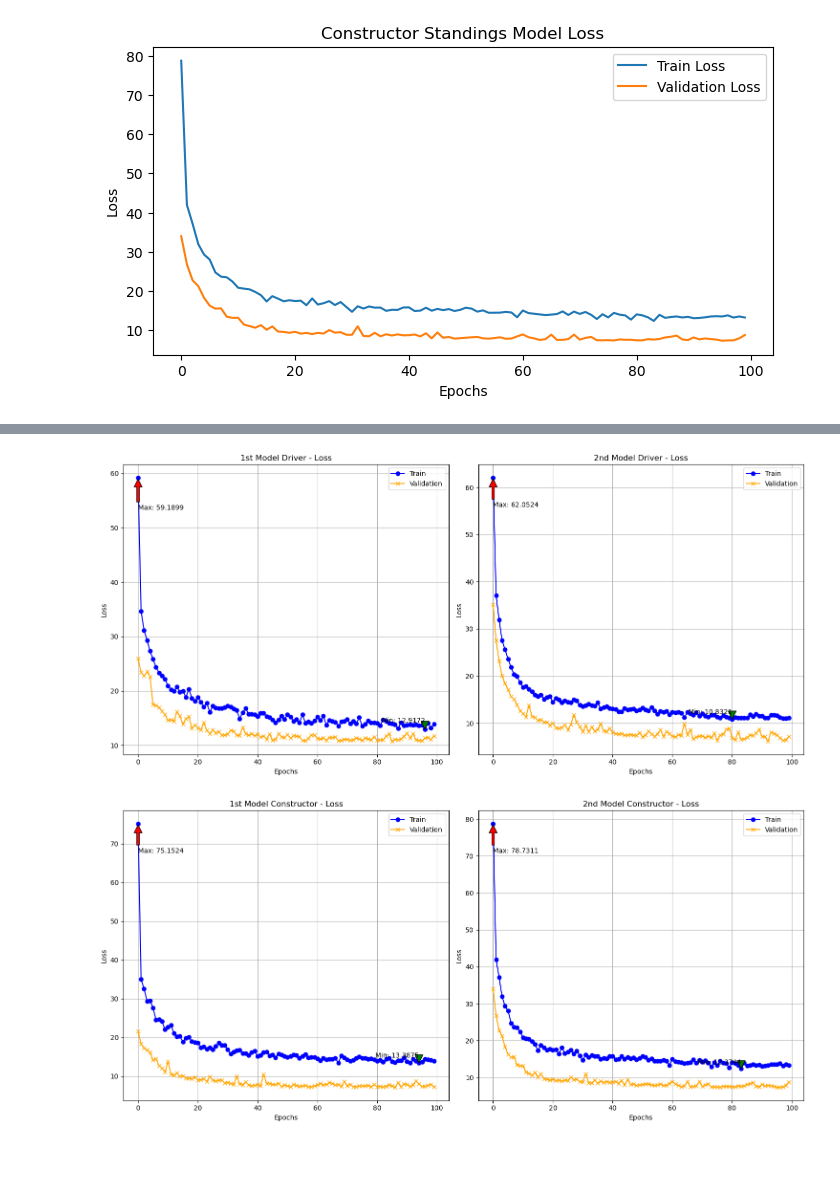
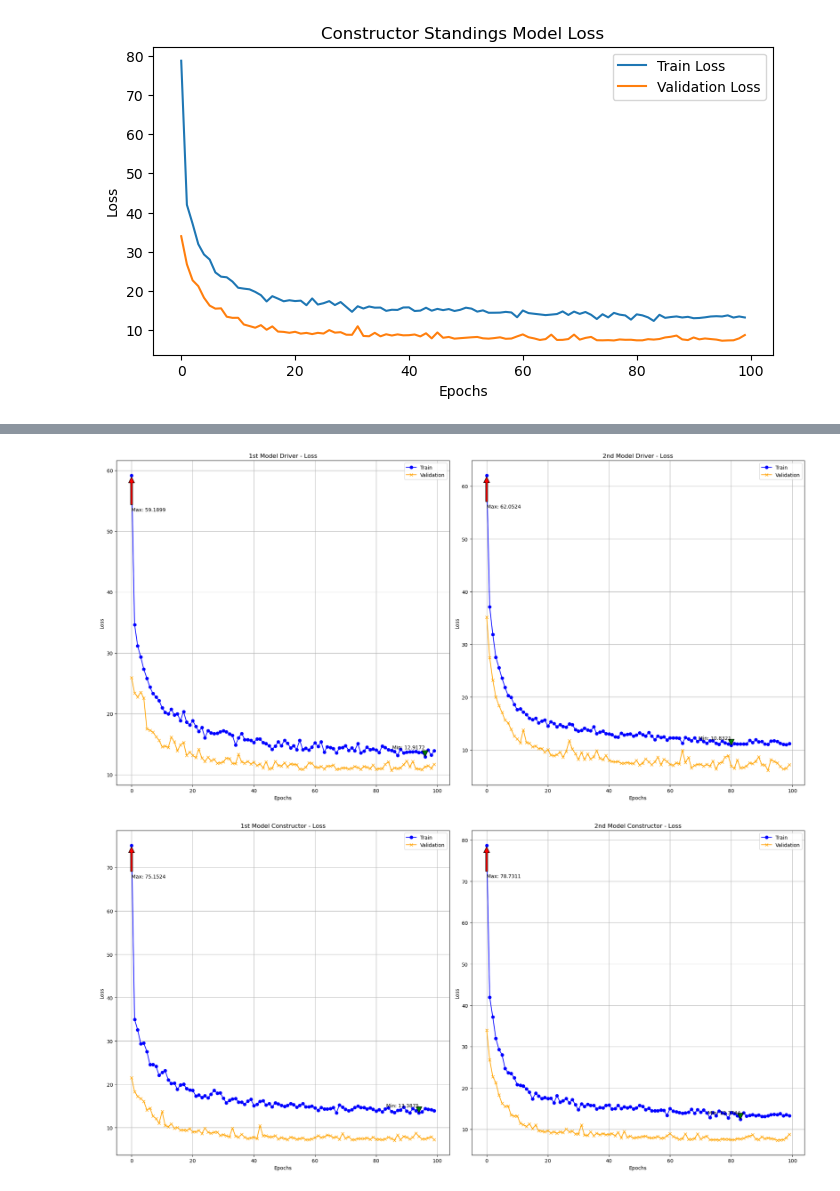
Before and after one commit to alialoraebi/F1_ML, a Jupyter notebook: f1_project.ipynb, the cells around one changed output, grey strips where cells are left out. Cells and saved outputs as stored; diff of their text form; code cells hidden in the pictures; blank space fills up the shorter version.

```diff
--- a/f1_project.ipynb
+++ b/f1_project.ipynb
@@ -455,7 +455,7 @@ Predicted Constructor Standing for Constructor ID: 3.4331698
 import matplotlib.pyplot as plt
 
 def compare_models(history1, history2, title1, title2, metric='loss'):
-    plt.figure(figsize=(15, 7))
+    plt.figure(figsize=(20, 10))
 
     # Function to annotate minimum and maximum values on the plot
     def annotate_min_max(history, ax, metric='loss'):
@@ -475,32 +475,32 @@ def compare_models(history1, history2, title1, title2, metric='loss'):
     ax1 = plt.subplot(1, 2, 1)
     ax1.plot(history1.history[metric], label='Train', color='blue', marker='o')
     ax1.plot(history1.history['val_' + metric], label='Validation', color='orange', marker='x')
     ax1.title.set_text(f'{title1} - {metric.capitalize()}')
     ax1.set_xlabel('Epochs')
     ax1.set_ylabel(metric.capitalize())
     ax1.legend()
     ax1.grid(True)
     annotate_min_max(history1, ax1, metric)
 
     # Plotting model 2
     ax2 = plt.subplot(1, 2, 2)
     ax2.plot(history2.history[metric], label='Train', color='blue', marker='o')
     ax2.plot(history2.history['val_' + metric], label='Validation', color='orange', marker='x')
     ax2.title.set_text(f'{title2} - {metric.capitalize()}')
     ax2.set_xlabel('Epochs')
     ax2.set_ylabel(metric.capitalize())
     ax2.legend()
     ax2.grid(True)
     annotate_min_max(history2, ax2, metric)
 
     plt.tight_layout()
     plt.show()
 
 # Comparing model_driver1 and model_driver2
 compare_models(history_driver1, history_driver2, "1st Model Driver", "2nd Model Driver", metric='loss')
 
 # Comparing model_constructor1 and model_constructor2
 compare_models(history_constructor1, history_constructor2, "1st Model Constructor", "2nd Model Constructor", metric='loss')
 # %% [output]
-[figure, old version]
+[figure, new version]
-[figure, old version]
+[figure, new version]
```
Also changed, not shown: parts of 3 cells of this notebook, 1 other file.
